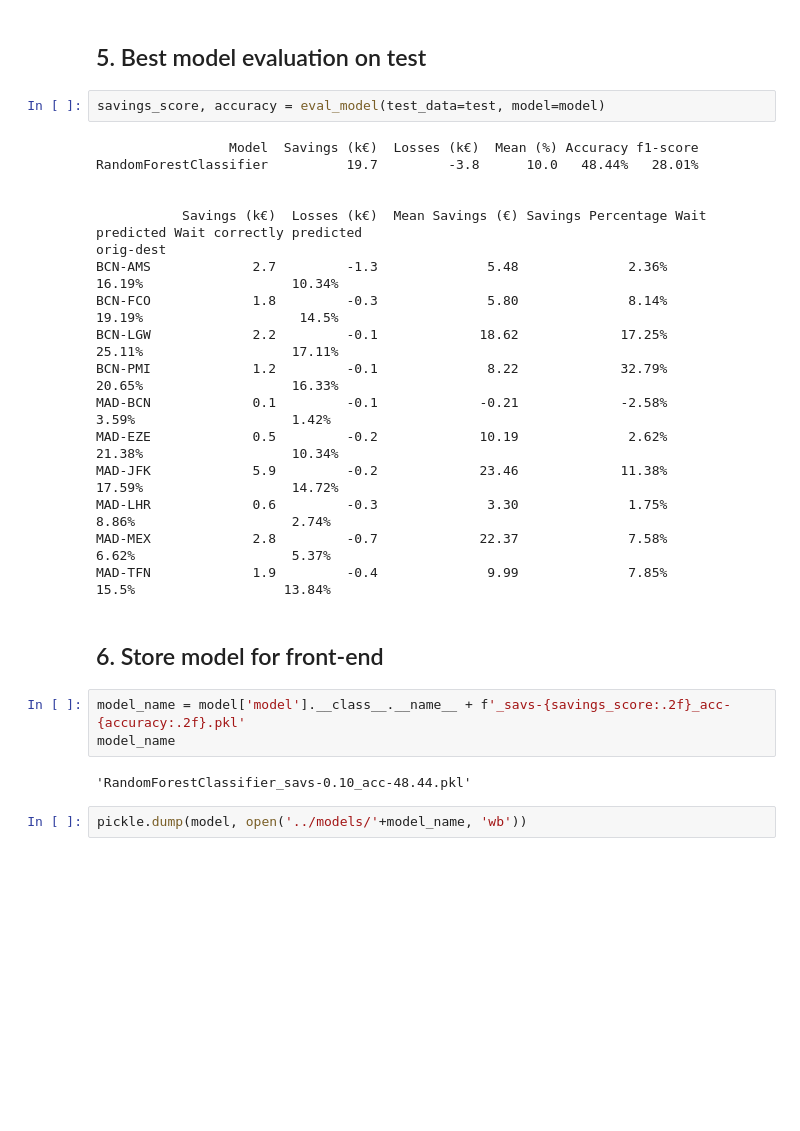
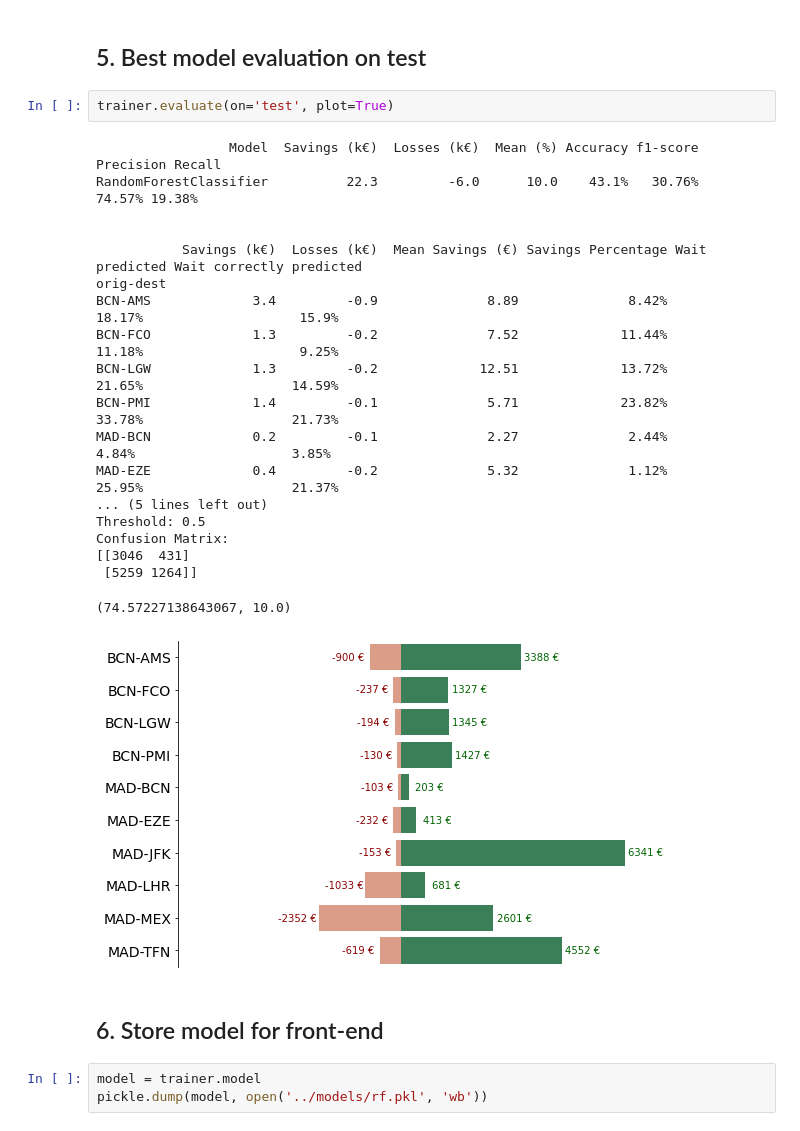
Before and after one commit to adriancervero/flight-prices-prediction, a Jupyter notebook: notebooks/04-model_building.ipynb, the cells around one changed output. Drawn from its saved outputs; the diff is of its cells as text; blank space fills up the shorter version.

```diff
--- a/notebooks/04-model_building.ipynb
+++ b/notebooks/04-model_building.ipynb
@@ -431,30 +237,29 @@ MAD-TFN             1.8         -0.5              6.16              6.27%
 # %% [markdown]
 ## 5. Best model evaluation on test
-# %%
-savings_score, accuracy = eval_model(test_data=test, model=model)
-# %% [output]
-                 Model  Savings (k€)  Losses (k€)  Mean (%) Accuracy f1-score
-RandomForestClassifier          19.7         -3.8      10.0   48.44%   28.01%
-
-
-           Savings (k€)  Losses (k€)  Mean Savings (€) Savings Percentage Wait predicted Wait correctly predicted
-orig-dest
-BCN-AMS             2.7         -1.3              5.48              2.36%         16.19%                   10.34%
-BCN-FCO             1.8         -0.3              5.80              8.14%         19.19%                    14.5%
-BCN-LGW             2.2         -0.1             18.62             17.25%         25.11%                   17.11%
-BCN-PMI             1.2         -0.1              8.22             32.79%         20.65%                   16.33%
-MAD-BCN             0.1         -0.1             -0.21             -2.58%          3.59%                    1.42%
-MAD-EZE             0.5         -0.2             10.19              2.62%         21.38%                   10.34%
-MAD-JFK             5.9         -0.2             23.46             11.38%         17.59%                   14.72%
-MAD-LHR             0.6         -0.3              3.30              1.75%          8.86%                    2.74%
-MAD-MEX             2.8         -0.7             22.37              7.58%          6.62%                    5.37%
-MAD-TFN             1.9         -0.4              9.99              7.85%          15.5%                   13.84%
+# %%
+trainer.evaluate(on='test', plot=True)
+# %% [output]
+                 Model  Savings (k€)  Losses (k€)  Mean (%) Accuracy f1-score Precision Recall
+RandomForestClassifier          22.3         -6.0      10.0    43.1%   30.76%    74.57% 19.38%
+
+
+           Savings (k€)  Losses (k€)  Mean Savings (€) Savings Percentage Wait predicted Wait correctly predicted
+orig-dest
+BCN-AMS             3.4         -0.9              8.89              8.42%         18.17%                    15.9%
+BCN-FCO             1.3         -0.2              7.52             11.44%         11.18%                    9.25%
+BCN-LGW             1.3         -0.2             12.51             13.72%         21.65%                   14.59%
+BCN-PMI             1.4         -0.1              5.71             23.82%         33.78%                   21.73%
+MAD-BCN             0.2         -0.1              2.27              2.44%          4.84%                    3.85%
+MAD-EZE             0.4         -0.2              5.32              1.12%         25.95%                   21.37%
+... (5 lines left out)
+Threshold: 0.5
+Confusion Matrix:
+[[3046  431]
+ [5259 1264]]
+(74.57227138643067, 10.0)
+[figure, added]
 # %% [markdown]
 ## 6. Store model for front-end
-# %%
-model_name = model['model'].__class__.__name__ + f'_savs-{savings_score:.2f}_acc-{accuracy:.2f}.pkl'
-model_name
-# %% [output]
-'RandomForestClassifier_savs-0.10_acc-48.44.pkl'
 # %%
-pickle.dump(model, open('../models/'+model_name, 'wb'))
+model = trainer.model
+pickle.dump(model, open('../models/rf.pkl', 'wb'))
```
Also changed, not shown: parts of 23 cells of this notebook.
